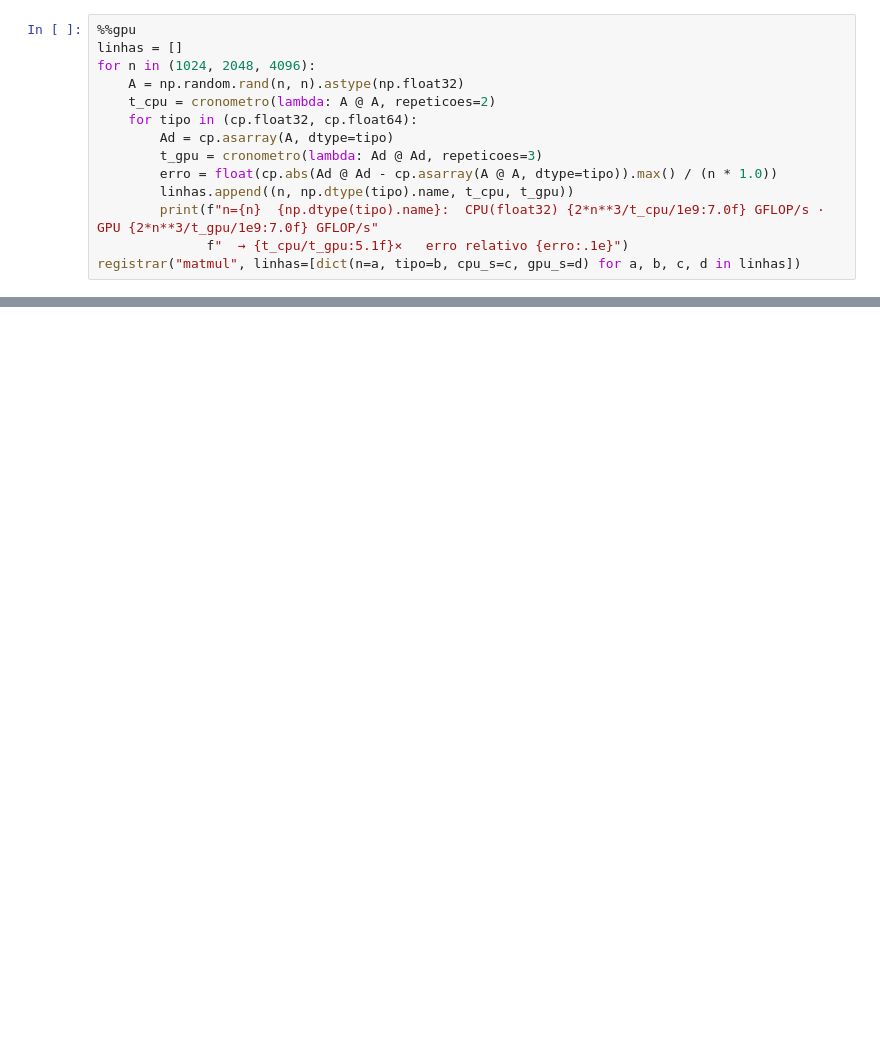
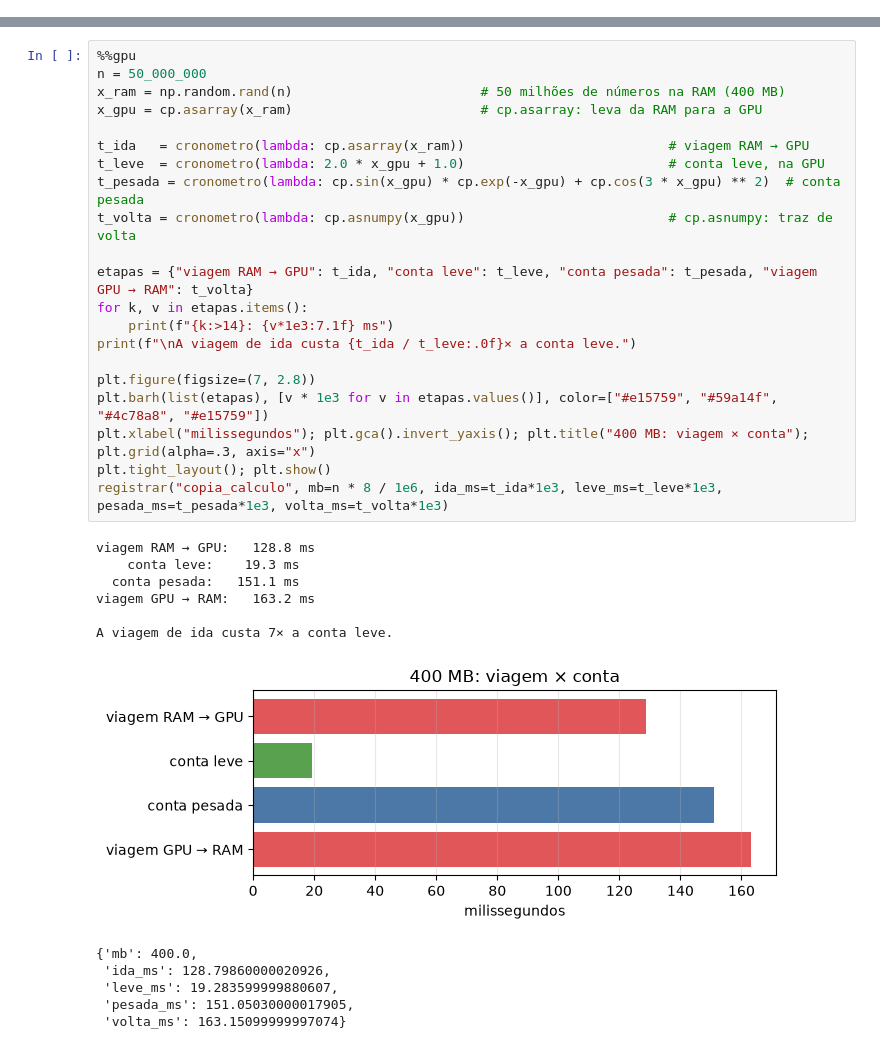
Before and after one commit to LucaswasTaken/Openhardware-hpc, a Jupyter notebook: notebooks/Aula2_GPU.ipynb, the cells around one changed output, grey strips where cells are left out. Drawn from its saved outputs; the diff is of its cells as text; blank space fills up the shorter version.

```diff
--- a/notebooks/Aula2_GPU.ipynb
+++ b/notebooks/Aula2_GPU.ipynb
@@ -236,14 +0,0 @@ A soma faz **1 conta para cada 12 bytes** movidos: é limitada pela memória, e
-# %%
-%%gpu
-linhas = []
-for n in (1024, 2048, 4096):
-    A = np.random.rand(n, n).astype(np.float32)
-    t_cpu = cronometro(lambda: A @ A, repeticoes=2)
-    for tipo in (cp.float32, cp.float64):
-        Ad = cp.asarray(A, dtype=tipo)
-        t_gpu = cronometro(lambda: Ad @ Ad, repeticoes=3)
-        erro = float(cp.abs(Ad @ Ad - cp.asarray(A @ A, dtype=tipo)).max() / (n * 1.0))
-        linhas.append((n, np.dtype(tipo).name, t_cpu, t_gpu))
-        print(f"n={n}  {np.dtype(tipo).name}:  CPU(float32) {2*n**3/t_cpu/1e9:7.0f} GFLOP/s · GPU {2*n**3/t_gpu/1e9:7.0f} GFLOP/s"
-              f"  → {t_cpu/t_gpu:5.1f}×   erro relativo {erro:.1e}")
-registrar("matmul", linhas=[dict(n=a, tipo=b, cpu_s=c, gpu_s=d) for a, b, c, d in linhas])
@@ -526,0 +136,34 @@ Escolha **um** exercício de [`exercicios/lista.md`](../exercicios/lista.md) e u
+# %%
+%%gpu
+n = 50_000_000
+x_ram = np.random.rand(n)                        # 50 milhões de números na RAM (400 MB)
+x_gpu = cp.asarray(x_ram)                        # cp.asarray: leva da RAM para a GPU
+
+t_ida   = cronometro(lambda: cp.asarray(x_ram))                          # viagem RAM → GPU
+t_leve  = cronometro(lambda: 2.0 * x_gpu + 1.0)                          # conta leve, na GPU
+t_pesada = cronometro(lambda: cp.sin(x_gpu) * cp.exp(-x_gpu) + cp.cos(3 * x_gpu) ** 2)  # conta pesada
+t_volta = cronometro(lambda: cp.asnumpy(x_gpu))                          # cp.asnumpy: traz de volta
+
+etapas = {"viagem RAM → GPU": t_ida, "conta leve": t_leve, "conta pesada": t_pesada, "viagem GPU → RAM": t_volta}
+for k, v in etapas.items():
+    print(f"{k:>14}: {v*1e3:7.1f} ms")
+print(f"\nA viagem de ida custa {t_ida / t_leve:.0f}× a conta leve.")
+
+plt.figure(figsize=(7, 2.8))
+plt.barh(list(etapas), [v * 1e3 for v in etapas.values()], color=["#e15759", "#59a14f", "#4c78a8", "#e15759"])
+plt.xlabel("milissegundos"); plt.gca().invert_yaxis(); plt.title("400 MB: viagem × conta"); plt.grid(alpha=.3, axis="x")
+plt.tight_layout(); plt.show()
+registrar("copia_calculo", mb=n * 8 / 1e6, ida_ms=t_ida*1e3, leve_ms=t_leve*1e3, pesada_ms=t_pesada*1e3, volta_ms=t_volta*1e3)
+# %% [output]
+viagem RAM → GPU:   128.8 ms
+    conta leve:    19.3 ms
+  conta pesada:   151.1 ms
+viagem GPU → RAM:   163.2 ms
+
+A viagem de ida custa 7× a conta leve.
+[figure, added]
+{'mb': 400.0,
+ 'ida_ms': 128.79860000020926,
+ 'leve_ms': 19.283599999880607,
+ 'pesada_ms': 151.05030000017905,
+ 'volta_ms': 163.15099999997074}
```
Also changed, not shown: parts of 66 cells of this notebook, 12 other files.
